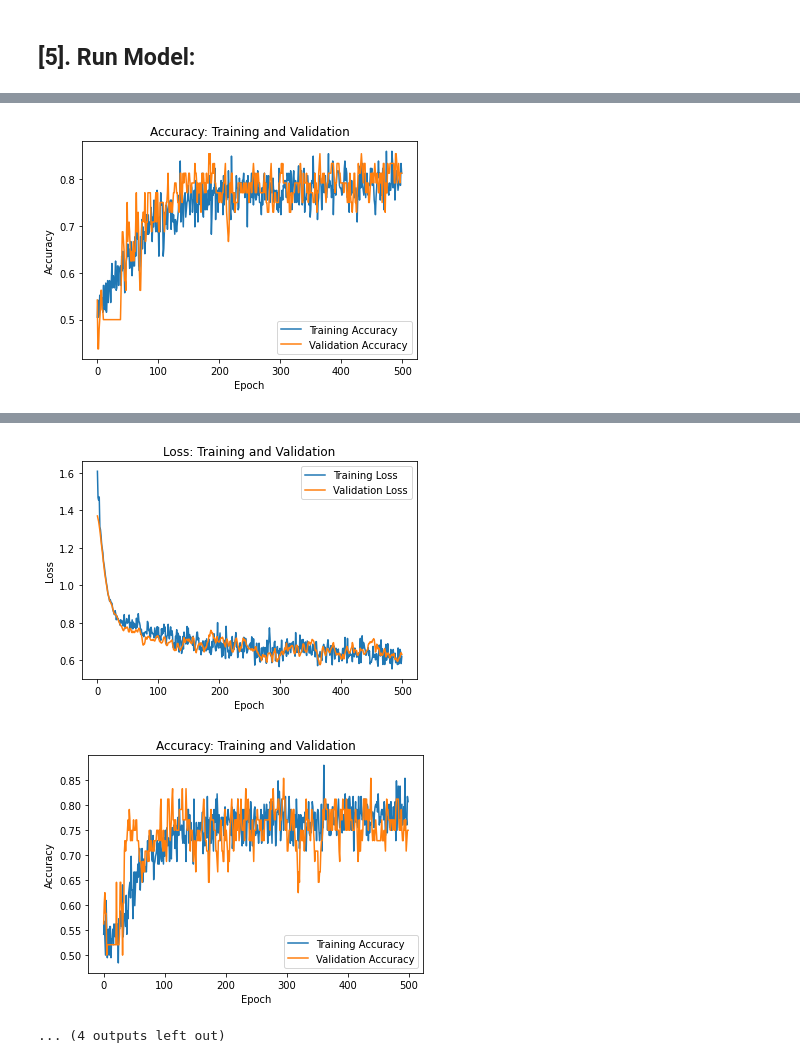
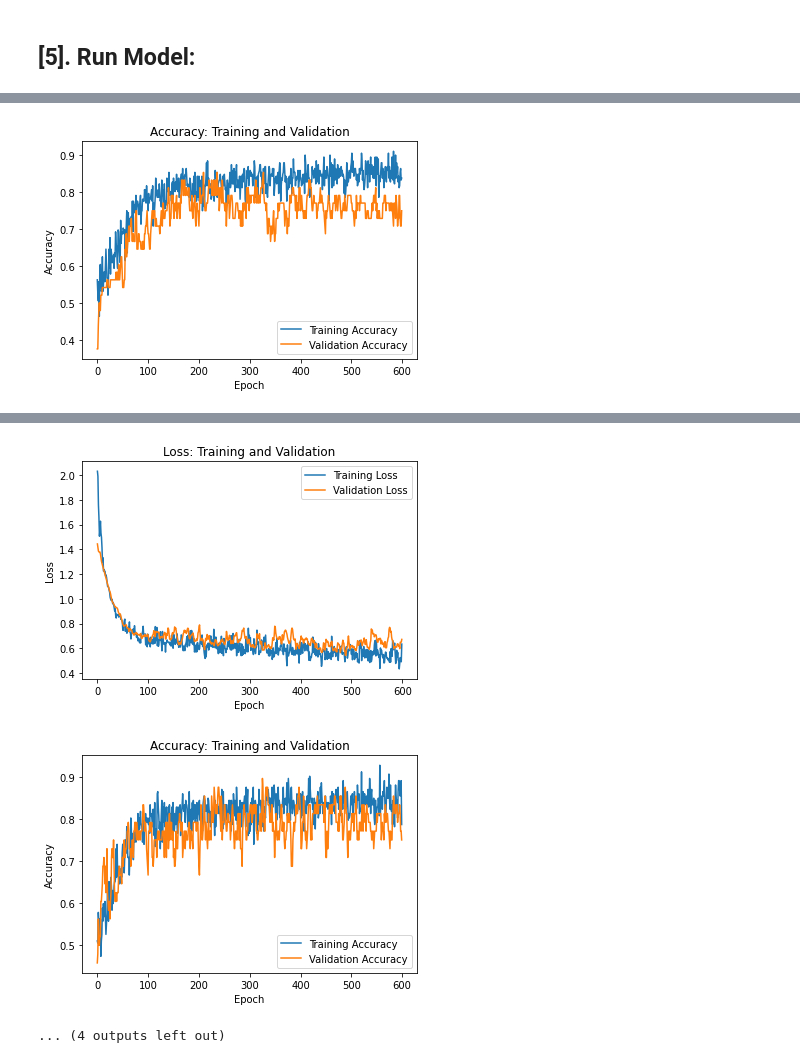
Before and after one commit to mrzResearchArena/Anticancer-Peptides-CNN, a Jupyter notebook: ACP-240-bit31.ipynb, the cells around one changed output, grey strips where cells are left out. Saved outputs shown, nothing was run; the diff lists cells and outputs as text; code cells hidden in the pictures.

```diff
--- a/ACP-240-bit31.ipynb
+++ b/ACP-240-bit31.ipynb
@@ -222,7 +296,7 @@ ________________________________________________________________________________
 # earlyStopping = EarlyStopping(patience=25, min_delta=3.0, monitor='val_accuracy', mode='min')
 # modelCheckpoint = ModelCheckpoint(verbose=0, filepath = 'modelCheckpoint')
 # %%
-setEpochNumber     = 500     # 250 performed well.
+setEpochNumber     = 600     # 250 performed well.
 setBatchSizeNumber = 16
 ####################################################
 
@@ -347,3 +421,3 @@ Fold's Accuracy: 81.25
-[figure, old version]
+[figure, new version]
 #################################################
 Train on 192 samples, validate on 48 samples
@@ -363,5 +437,5 @@ Epoch 5/500
 #################################################
 Fold's Accuracy: 75.00
-[figure, old version]
+[figure, new version]
-[figure, old version]
+[figure, new version]
 ... (4 outputs left out)
```
Also changed, not shown: parts of 5 cells of this notebook.
